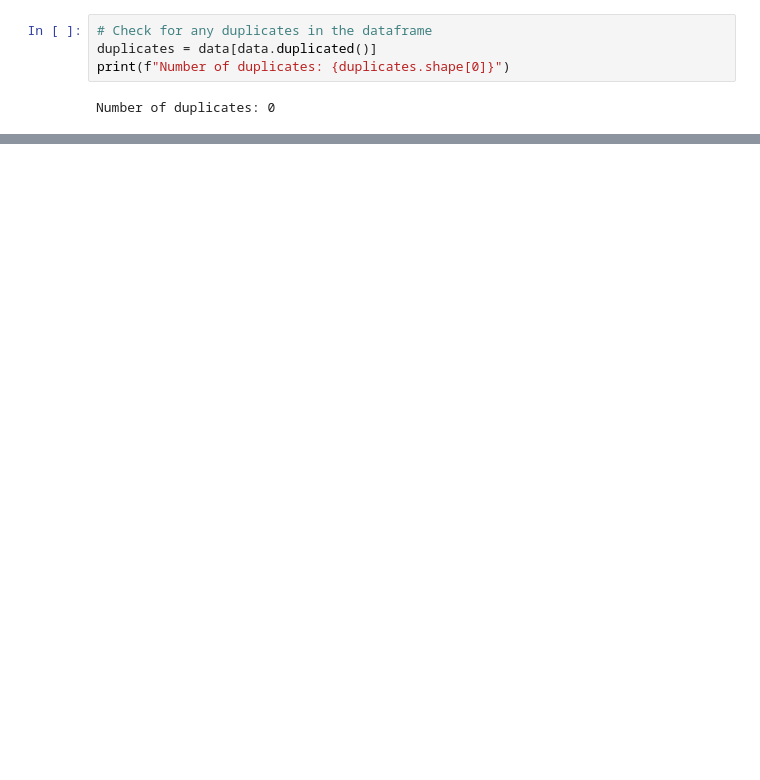
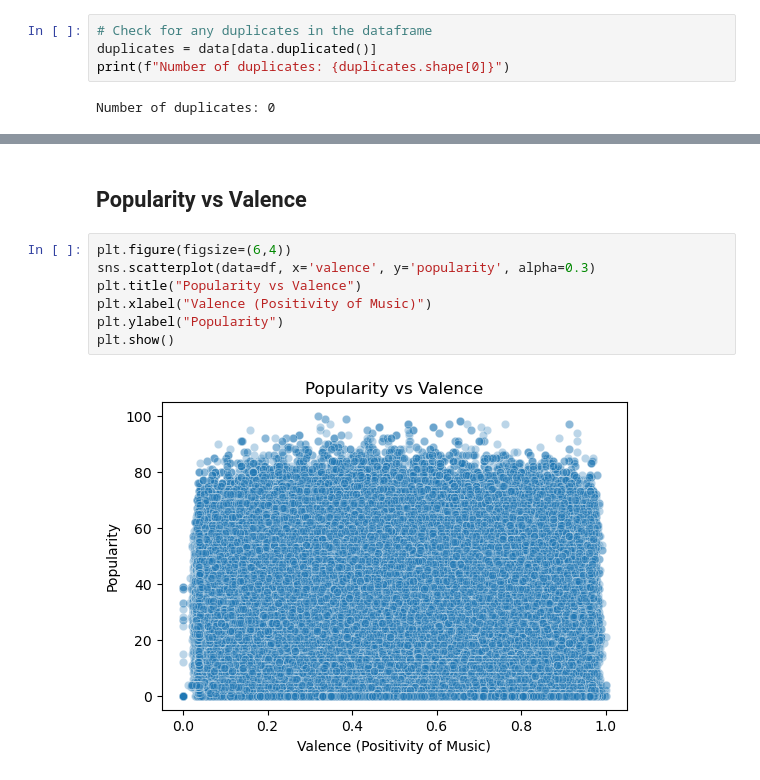
Before and after one commit to jeelfaldu7/predicting_spotify_song_popularity, a Jupyter notebook: notebook.ipynb, the cells around one changed output, grey strips where cells are left out. Cells and saved outputs as stored; diff of their text form; blank space fills up the shorter version.

```diff
--- a/notebook.ipynb
+++ b/notebook.ipynb
@@ -151,0 +126,11 @@ for one_col in numeric_cols:
+# %% [markdown]
+## Popularity vs Valence
+# %%
+plt.figure(figsize=(6,4))
+sns.scatterplot(data=df, x='valence', y='popularity', alpha=0.3)
+plt.title("Popularity vs Valence")
+plt.xlabel("Valence (Positivity of Music)")
+plt.ylabel("Popularity")
+plt.show()
+# %% [output]
+[figure, added]
```
Also changed, not shown: parts of 21 cells of this notebook.
